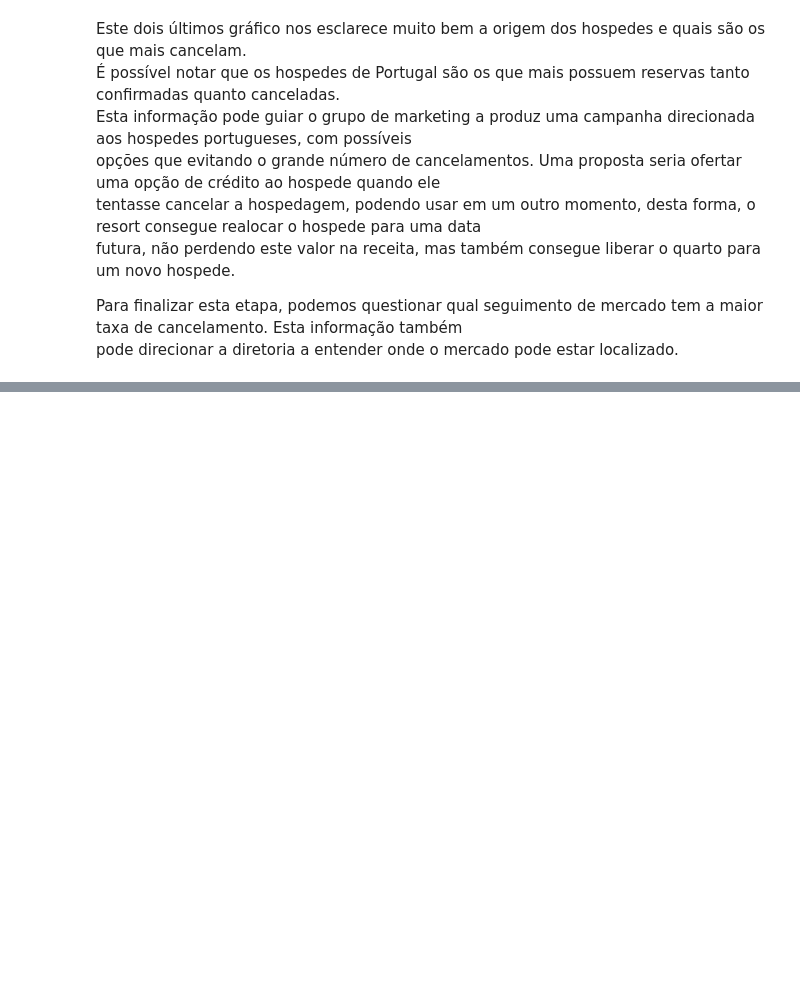
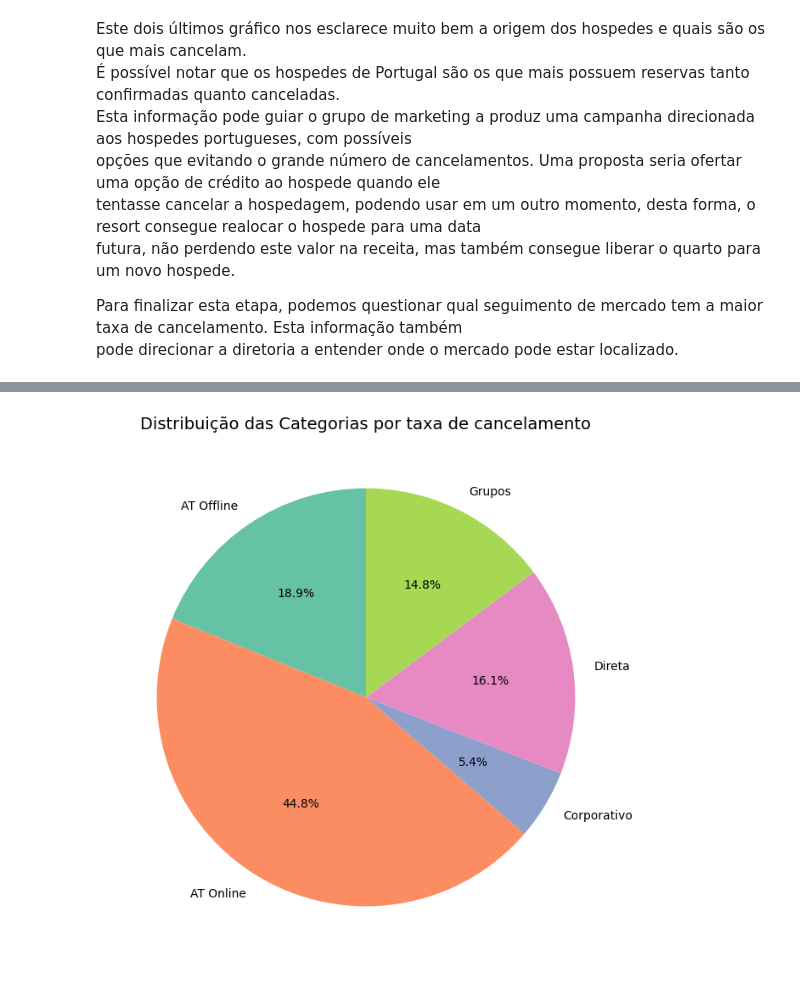
Before and after one commit to mh-pedro/Data-case-resort, a Jupyter notebook: case-resort.ipynb, the cells around one changed output, grey strips where cells are left out. Cells and saved outputs as stored; diff of their text form; code cells hidden in the pictures; blank space fills up the shorter version.

```diff
--- a/case-resort.ipynb
+++ b/case-resort.ipynb
@@ -677,0 +680,3 @@ df
+# %%
+canceldas_por_seg_merc = df_clean.groupby('segmento_mercado', as_index=False)['reserva_cancelada'].count()
+canceldas_por_seg_merc
@@ -677,0 +690,17 @@ df
+# %%
+# Criar gráfico de pizza
+plt.figure(figsize=(8, 8))
+cores_set2 = plt.cm.Set2.colors[:5]
+plt.pie(
+    canceldas_por_seg_merc['reserva_cancelada'],
+    labels=canceldas_por_seg_merc['segmento_mercado'],
+    autopct='%1.1f%%',  # Formato de porcentagem
+    startangle=90,      # Começar o gráfico com 90 graus
+    colors=cores_set2  # Cores personalizadas
+)
+
+# Adicionar título
+plt.title('Distribuição das Categorias por taxa de cancelamento', fontsize=14)
+plt.show()
+# %% [output]
+[figure, added]
```
Also changed, not shown: parts of 31 cells of this notebook.
